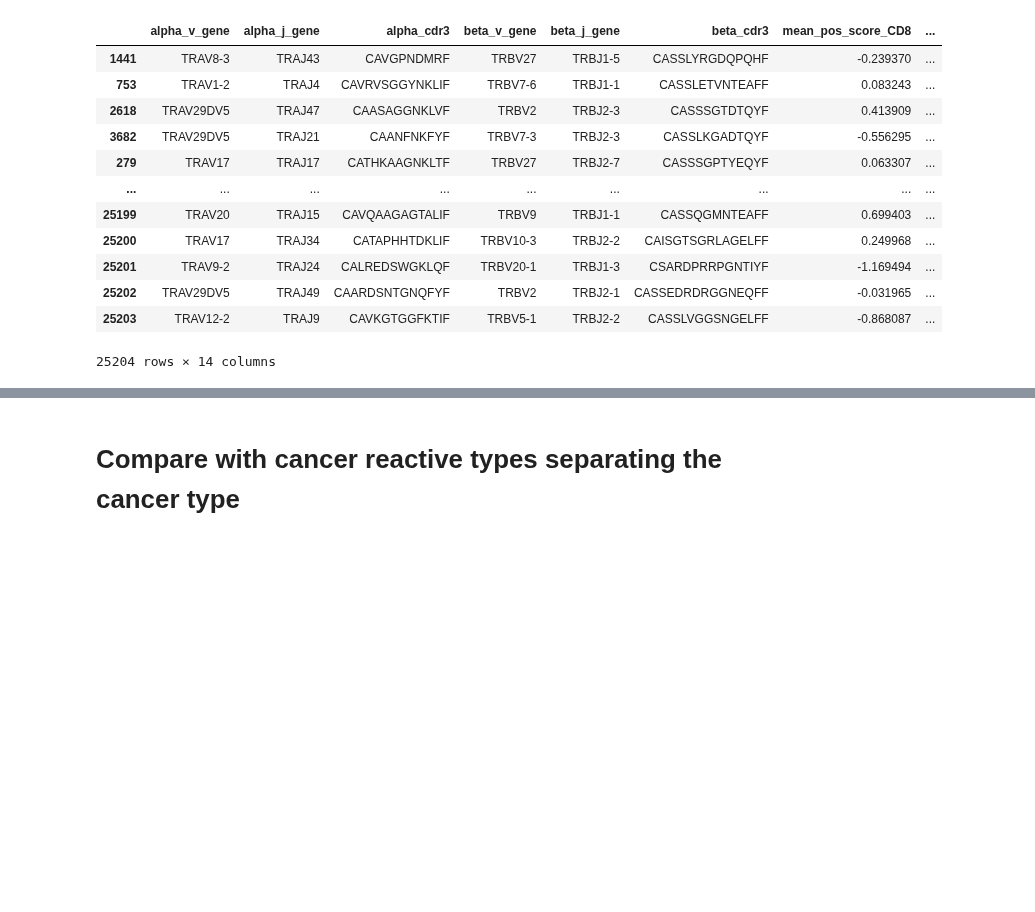
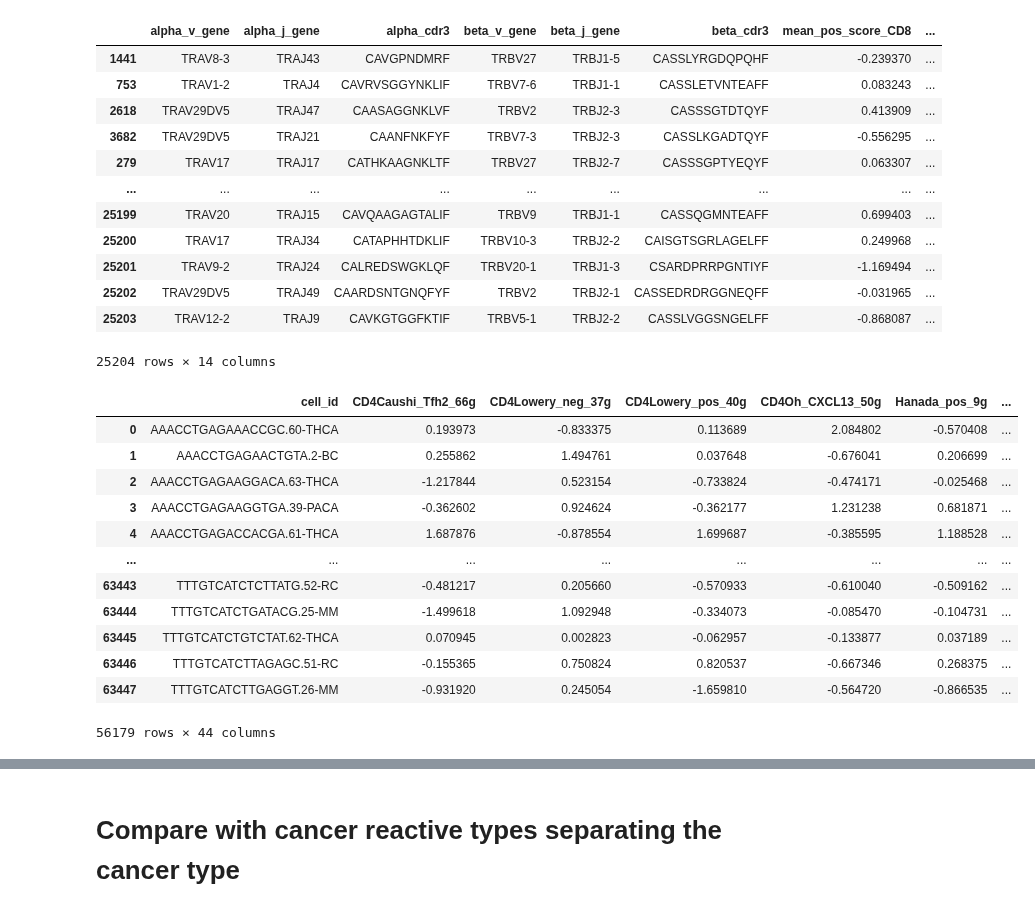
Before and after one commit to Sun-lab/CAT, a Jupyter notebook: Zheng_2021/process_output.ipynb, the cells around one changed output, grey strips where cells are left out. Cells and saved outputs as stored; diff of their text form; code cells hidden in the pictures; blank space fills up the shorter version.

```diff
--- a/Zheng_2021/process_output.ipynb
+++ b/Zheng_2021/process_output.ipynb
@@ -893,6 +893,22 @@ tcr_df_sorted
 25204 rows × 14 columns
 # %%
 tcr_df_sorted.to_csv('tcr_meta_data_CD8_cells.csv',index = False)
+# %%
+cell_data_CD4
+# %% [output]
+|  | cell_id | CD4Caushi_Tfh2_66g | CD4Lowery_neg_37g | CD4Lowery_pos_40g | CD4Oh_CXCL13_50g | Hanada_pos_9g | ... |
+| 0 | AAACCTGAGAAACCGC.60-THCA | 0.193973 | -0.833375 | 0.113689 | 2.084802 | -0.570408 | ... |
+| 1 | AAACCTGAGAACTGTA.2-BC | 0.255862 | 1.494761 | 0.037648 | -0.676041 | 0.206699 | ... |
+| 2 | AAACCTGAGAAGGACA.63-THCA | -1.217844 | 0.523154 | -0.733824 | -0.474171 | -0.025468 | ... |
+| 3 | AAACCTGAGAAGGTGA.39-PACA | -0.362602 | 0.924624 | -0.362177 | 1.231238 | 0.681871 | ... |
+| 4 | AAACCTGAGACCACGA.61-THCA | 1.687876 | -0.878554 | 1.699687 | -0.385595 | 1.188528 | ... |
+| ... | ... | ... | ... | ... | ... | ... | ... |
+| 63443 | TTTGTCATCTCTTATG.52-RC | -0.481217 | 0.205660 | -0.570933 | -0.610040 | -0.509162 | ... |
+| 63444 | TTTGTCATCTGATACG.25-MM | -1.499618 | 1.092948 | -0.334073 | -0.085470 | -0.104731 | ... |
+| 63445 | TTTGTCATCTGTCTAT.62-THCA | 0.070945 | 0.002823 | -0.062957 | -0.133877 | 0.037189 | ... |
+| 63446 | TTTGTCATCTTAGAGC.51-RC | -0.155365 | 0.750824 | 0.820537 | -0.667346 | 0.268375 | ... |
+| 63447 | TTTGTCATCTTGAGGT.26-MM | -0.931920 | 0.245054 | -1.659810 | -0.564720 | -0.866535 | ... |
+56179 rows × 44 columns
 # %%
 cell_data_CD4 = pd.read_csv('cell_meta_data_CD4_cleaned.csv', index_col = 0)
 cell_data_CD4["cancer_reactive"] = (
```
Also changed, not shown: parts of 14 cells of this notebook.
